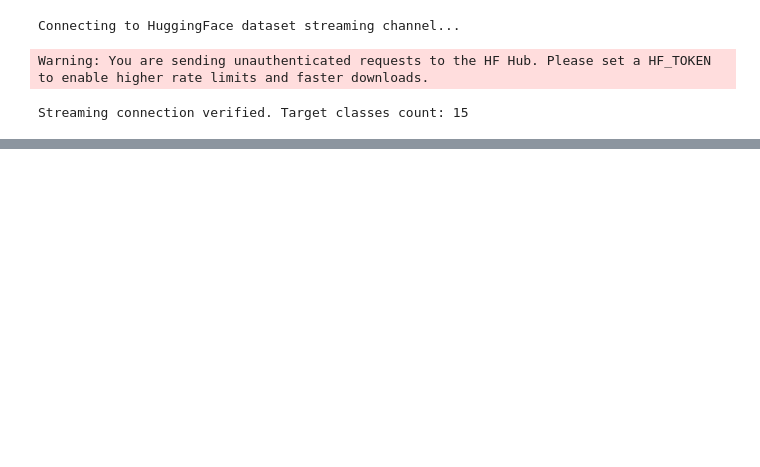
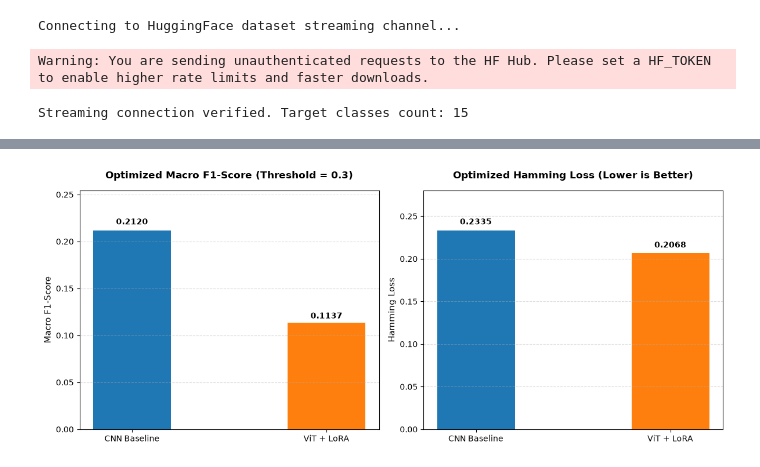
Before and after one commit to Muxi98/Movie_Genre_Generator, a Jupyter notebook: run_trains.ipynb, the cells around one changed output, grey strips where cells are left out. Saved outputs shown, nothing was run; the diff lists cells and outputs as text; code cells hidden in the pictures; blank space fills up the shorter version.

```diff
--- a/run_trains.ipynb
+++ b/run_trains.ipynb
@@ -65,0 +273,39 @@ trainable params: 601,359 || all params: 86,411,550 || trainable%: 0.6959
+# %%
+# Extract data points from the live metrics computed in the previous cell
+models = ['CNN Baseline', 'ViT + LoRA']
+f1_scores = [cnn_live_metrics['macro_f1'], vit_live_metrics['macro_f1']]
+hamming_losses = [cnn_live_metrics['hamming_loss'], vit_live_metrics['hamming_loss']]
+
+# Initialize a clean visual canvas for two side-by-side bar charts
+fig, (ax1, ax2) = plt.subplots(1, 2, figsize=(12, 5))
+
+# --- Graph 1: Live Macro F1-Score Comparison ---
+bars_f1 = ax1.bar(models, f1_scores, color=['#1f77b4', '#ff7f0e'], width=0.4)
+ax1.set_title("Optimized Macro F1-Score (Threshold = 0.3)", fontsize=12, fontweight='bold', pad=15)
+ax1.set_ylabel("Macro F1-Score", fontsize=11)
+ax1.grid(True, linestyle='--', alpha=0.4, axis='y')
+ax1.set_ylim(0, max(f1_scores) * 1.2 if max(f1_scores) > 0 else 1)
+
+# Attach exact data labels on top of each bar for formal report clarity
+for bar in bars_f1:
+    height = bar.get_height()
+    ax1.text(bar.get_x() + bar.get_width()/2.0, height + (height * 0.02 if height > 0 else 0.01),
+             f'{height:.4f}', ha='center', va='bottom', fontweight='bold', fontsize=10)
+
+# --- Graph 2: Live Hamming Loss Comparison (Lower is Better) ---
+bars_hl = ax2.bar(models, hamming_losses, color=['#1f77b4', '#ff7f0e'], width=0.4)
+ax2.set_title("Optimized Hamming Loss (Lower is Better)", fontsize=12, fontweight='bold', pad=15)
+ax2.set_ylabel("Hamming Loss", fontsize=11)
+ax2.grid(True, linestyle='--', alpha=0.4, axis='y')
+ax2.set_ylim(0, max(hamming_losses) * 1.2 if max(hamming_losses) > 0 else 1)
+
+for bar in bars_hl:
+    height = bar.get_height()
+    ax2.text(bar.get_x() + bar.get_width()/2.0, height + (height * 0.02 if height > 0 else 0.01),
+             f'{height:.4f}', ha='center', va='bottom', fontweight='bold', fontsize=10)
+
+# Render the layout adjustments cleanly
+plt.tight_layout()
+plt.show()
+# %% [output]
+[figure, added]
```
Also changed, not shown: parts of 7 cells of this notebook, 1 other file.
